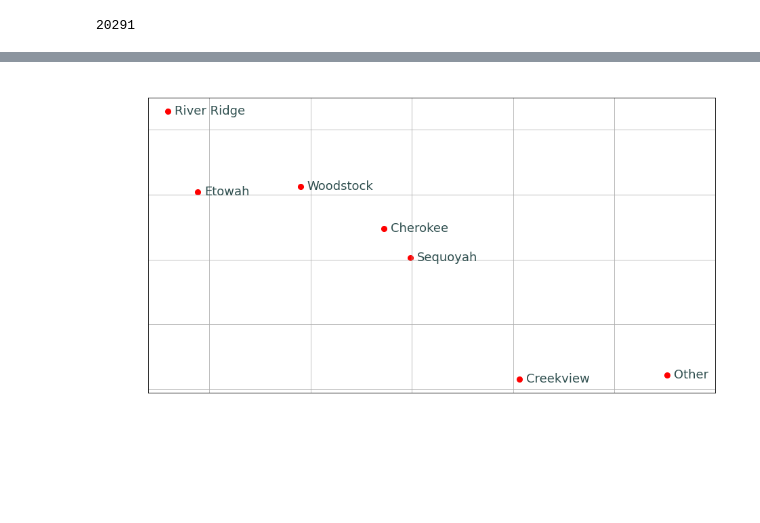
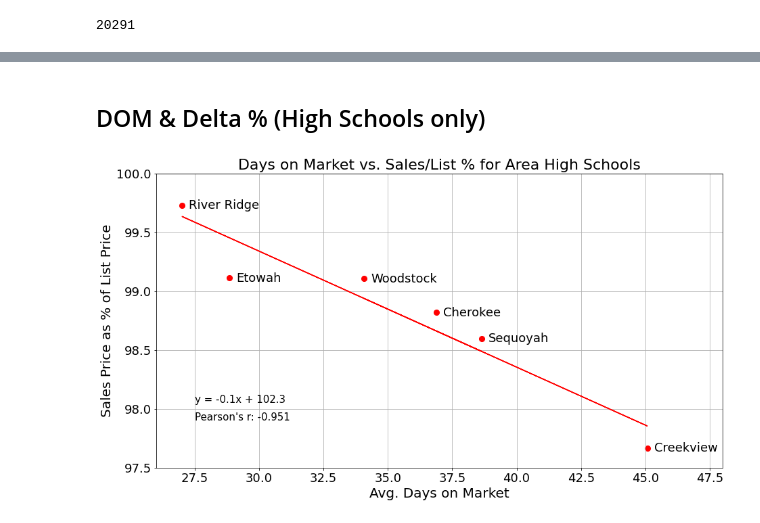
Before and after one commit to wwright21/Project-1---Group-4, a Jupyter notebook: Project1_WW.ipynb, the cells around one changed output, grey strips where cells are left out. Drawn from its saved outputs; the diff is of its cells as text; code cells hidden in the pictures; blank space fills up the shorter version.

Commit message:
completed WW portion of plots

```diff
--- a/Project1_WW.ipynb
+++ b/Project1_WW.ipynb
@@ -120,6 +143,7 @@ int2_df.describe()
 int3_df = int2_df.copy()
 int3_df["OnMktDate"] =  int2_df["OnMktDate"].astype('datetime64[ns]')
 int3_df["OMD"] =  int2_df["OMD"].astype('datetime64[ns]')
+int3_df["Clsd Date"] =  int2_df["Clsd Date"].astype('datetime64[ns]')
 
 int3_df['DOM_actual'] = (int3_df["OMD"] - int3_df["OnMktDate"]).dt.days
 int3_df.describe()
@@ -143,0 +202,8 @@ len(int4_df)
+# %%
+# We also want to drop all rows that contain the value "Other" from either the High, Middle, or
+# elementary schools
+int5_df = int4_df.loc[int4_df['High Schl'] != 'Other']
+int6_df = int5_df.loc[int4_df['Middle Schl'] != 'Other']
+int7_df = int6_df.loc[int4_df['Elem Schl'] != 'Other']
+
+len(int7_df)
@@ -143,0 +212,8 @@ len(int4_df)
+# %%
+# The final data cleaning step is to rename all Elementary School with the value "Canton"
+# to "Hasty" and "Little River Primary/Elementar" to just "Little River"
+dict1 = {"Canton": "Hasty",
+        "Little River Primary/Elementar": "Little River"}
+int8_df = int7_df.replace({"Elem Schl": dict1})
+
+int8_df['Elem Schl'].value_counts()
@@ -144,35 +238,61 @@ len(int4_df)
+# %% [markdown]
+## DOM & Delta % (High Schools only)
 # %%
-# Next I create a fresh, clean dataset from the last iteration of my dataset, 'int4_df'
-clean_df = int4_df.copy()
+# Next I create a fresh, clean dataset from the last iteration of my dataset. Now we're ready
+# to start charting
+clean_df = int8_df.copy()
 
 # Now, let's explore the time each home spent on the market vs. the delta between the list and
 # the sales. We would expect that, as DOM gets smaller (i.e., the less amount of time it spent
 # on the market), the delta would approach (or even exceed) 100. Another way of saying this is,
 # buyers usually get what they ask for (or even more) the less time their home spends on the market.
-mean_DOM = clean_df.groupby('High Schl')['DOM_actual'].mean()
-mean_delta = clean_df.groupby('High Schl')['delta'].mean()
+mean_DOM_hs = clean_df.groupby('High Schl')['DOM_actual'].mean()
+mean_delta_hs = clean_df.groupby('High Schl')['delta'].mean()
 
 # Now I'll create the dataframe that stores the above lists and create a scatter
 hs_df = pd.DataFrame(
-    {"Avg. DOM":mean_DOM,
-    "Avg. Delta":mean_delta
+    {"Avg. DOM":mean_DOM_hs,
+    "Avg. Delta":mean_delta_hs
     }
 )
 
 # As shown from the below scatter, a clear & strong correlation appears to exist between
 # how long a home stays on the market and the percentage of list price for which it sells
-ax1 = hs_df.plot.scatter(x='Avg. DOM', y='Avg. Delta',c='red',grid=True,figsize=(15,8),s=65)
-ax1.set_xlabel('Avg. Days on Market', fontdict = {'fontsize':20,'color':'white'})
-ax1.set_ylabel('Sales Price as % of List Price', fontdict = {'fontsize':20,'color':'white'})
-ax1.tick_params(axis='x',colors='white',labelsize=18)
-ax1.tick_params(axis='y',colors='white',labelsize=18)
+ax1 = hs_df.plot.scatter(x='Avg. DOM', y='Avg. Delta', edgecolor='red',
+                         marker='o', c='red', grid=True, figsize=(15,8), s=65)
+ax1.set_xlabel('Avg. Days on Market', fontdict = {'fontsize':20,'color':'black'})
+ax1.set_ylabel('Sales Price as % of List Price', fontdict = {'fontsize':20,'color':'black'})
+ax1.tick_params(axis='x',colors='black',labelsize=18)
+ax1.tick_params(axis='y',colors='black',labelsize=18)
 ax1.set_title('Days on Market vs. Sales/List % for Area High Schools',
-             fontdict = {'fontsize':22,'color':'white'})
-ax1.set_xlim(27,55)
+             fontdict = {'fontsize':22,'color':'black'})
+# ax1.set_markeredgecolor('red')
+ax1.set_xlim(26,48)
+ax1.set_ylim(97.5,100)
 
+# Set annotations labels for the scatter plot
 for k, v in hs_df.iterrows():
     ax1.annotate(k, v,
                 xytext=(10,-5), textcoords='offset points',
-                family='sans-serif', fontsize=18, color='darkslategrey')
+                family='sans-serif', fontsize=18, color='black')
+
+# Add the linear regression equation and line to plot
+x_values = hs_df['Avg. DOM']
+y_values = hs_df['Avg. Delta']
+
+# using linregress from scipy.stats
+(slope, intercept, rvalue, pvalue, stderr) = linregress(x_values, y_values)
+regress_values = x_values * slope + intercept
+
+# making a text version of our equation
+line_eq = "y = " + str(round(slope,2)) + "x + " + str(round(intercept,2))
+
+# draw our regression line
+plt.plot(x_values,regress_values, color='red')
+
+# annotate on our figure the line equation in red
+plt.annotate(line_eq,(27.5,98.05),fontsize=15,color="black")
+plt.annotate(f"Pearson's r: {round(rvalue, 3)}",(27.5, 97.9), fontsize=15, color="black")
+plt.savefig("Outputs/DOM_Delta_HS.png")
 # %% [output]
-[figure, old version]
+[figure, new version]
```
Also changed, not shown: parts of 29 cells of this notebook, 9 other files.
